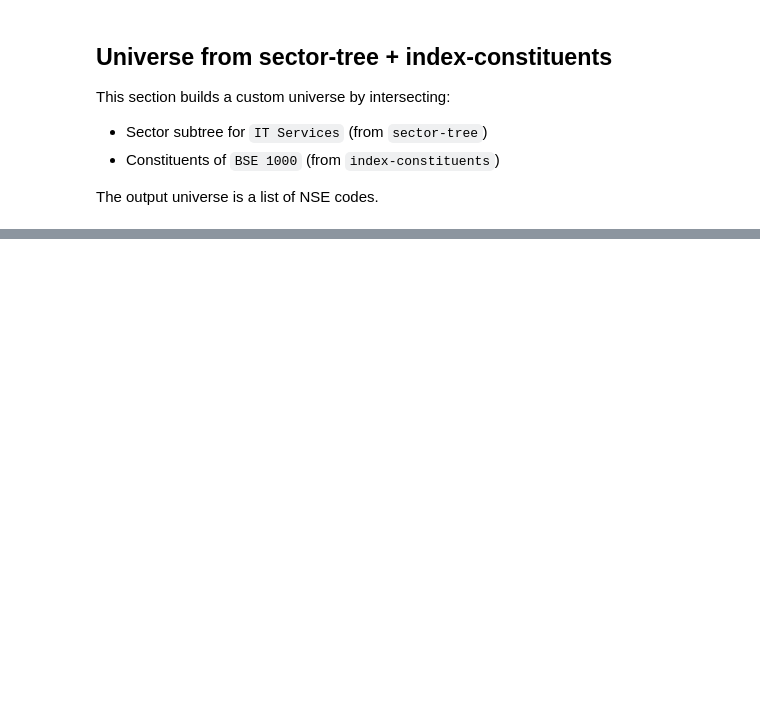
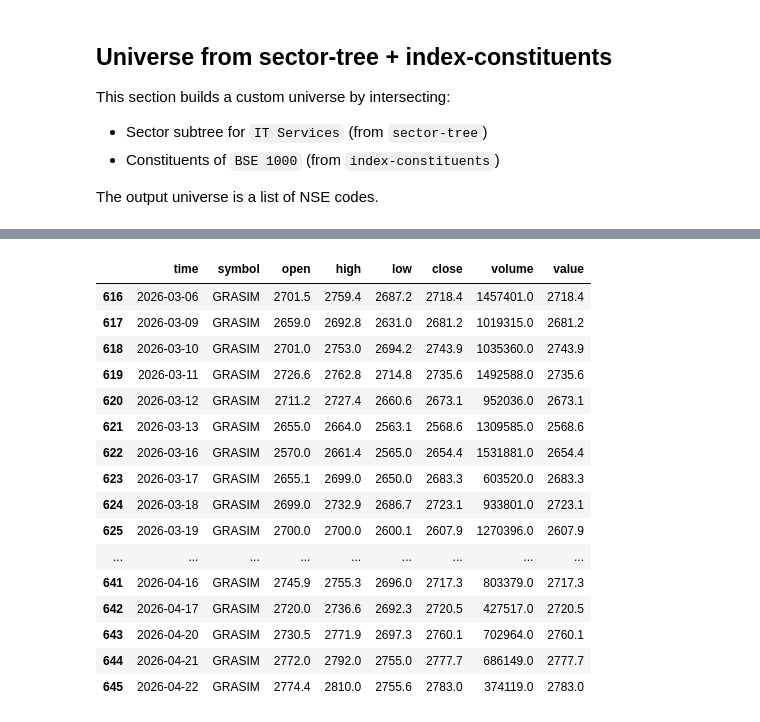
Before and after one commit to rajvarkala/asset-pricing, a Jupyter notebook: p2/research_custom_data.ipynb, the cells around one changed output, grey strips where cells are left out. Drawn from its saved outputs; the diff is of its cells as text; code cells hidden in the pictures; blank space fills up the shorter version.

Commit message:
upto sorting universes and prices working
Co-authored-by: Copilot <copilot@github.com>

```diff
--- a/p2/research_custom_data.ipynb
+++ b/p2/research_custom_data.ipynb
@@ -140,0 +191,66 @@ Universe added   : True
+# %%
+# Obtain price data for universe securities using history and print it
+
+if not universe_symbols:
+    raise RuntimeError("Universe symbols are empty. Run Cell 6 first.")
+
+# Rebind custom data loader to Postgres session used by universe builder.
+db_tick_custom_data.SessionLocal = db_universe_custom_data.build_session_local()
+DbDailyByTradingsymbol._prepared_symbols = set()
+
+lookback_bars = 60
+max_symbols = 20  # keep output manageable
+symbols_to_query = universe_symbols[:max_symbols]
+
+print(f"Fetching {lookback_bars} daily bars for {len(symbols_to_query)} securities...")
+
+price_frames = []
+for symbol in symbols_to_query:
+    try:
+        raw_hist = qb.history(symbol, lookback_bars, Resolution.DAILY)
+        if raw_hist is None or len(raw_hist) == 0:
+            continue
+
+        # Normalize history shape across Series/DataFrame/MultiIndex outputs.
+        if isinstance(raw_hist, pd.Series):
+            hist = raw_hist.to_frame(name="close")
+        else:
+            hist = raw_hist.copy()
+
+        if isinstance(hist.index, pd.MultiIndex):
+            hist = hist.reset_index()
+        else:
+            hist = hist.reset_index().rename(columns={"index": "time"})
+
+        symbol_code = str(symbol).split(".")[0]
+        if "symbol" not in hist.columns:
+            hist["symbol"] = symbol_code
+        else:
+            hist["symbol"] = hist["symbol"].astype(str).str.split(".").str[0]
+
+        # Ensure expected price columns exist for display.
+        for col in ["open", "high", "low", "close", "volume", "value"]:
+            if col not in hist.columns:
+                hist[col] = None
+
+        keep_cols = ["time", "symbol", "open", "high", "low", "close", "volume", "value"]
+        price_frames.append(hist[keep_cols])
+    except Exception:
+        continue
+
+if not price_frames:
+    print("No price history retrieved.")
+else:
+    universe_price_history = pd.concat(price_frames, ignore_index=True)
+    universe_price_history = universe_price_history.sort_values(["symbol", "time"])
+
+    print(f"Retrieved price history for {universe_price_history['symbol'].nunique()} securities")
+    print(f"Total rows: {len(universe_price_history)}")
+
+    rows_per_symbol = universe_price_history.groupby("symbol").size().sort_values(ascending=False)
+    print("\nRows per symbol (top 10):")
+    display(rows_per_symbol.head(10).to_frame("rows"))
+
+    print("\nSample price data (first 30 rows):")
+    display(universe_price_history.tail(30))
+# %% [output]
@@ -140,0 +287,17 @@ Universe added   : True
+|  | time | symbol | open | high | low | close | volume | value |
+| 616 | 2026-03-06 | GRASIM | 2701.5 | 2759.4 | 2687.2 | 2718.4 | 1457401.0 | 2718.4 |
+| 617 | 2026-03-09 | GRASIM | 2659.0 | 2692.8 | 2631.0 | 2681.2 | 1019315.0 | 2681.2 |
+| 618 | 2026-03-10 | GRASIM | 2701.0 | 2753.0 | 2694.2 | 2743.9 | 1035360.0 | 2743.9 |
+| 619 | 2026-03-11 | GRASIM | 2726.6 | 2762.8 | 2714.8 | 2735.6 | 1492588.0 | 2735.6 |
+| 620 | 2026-03-12 | GRASIM | 2711.2 | 2727.4 | 2660.6 | 2673.1 | 952036.0 | 2673.1 |
+| 621 | 2026-03-13 | GRASIM | 2655.0 | 2664.0 | 2563.1 | 2568.6 | 1309585.0 | 2568.6 |
+| 622 | 2026-03-16 | GRASIM | 2570.0 | 2661.4 | 2565.0 | 2654.4 | 1531881.0 | 2654.4 |
+| 623 | 2026-03-17 | GRASIM | 2655.1 | 2699.0 | 2650.0 | 2683.3 | 603520.0 | 2683.3 |
+| 624 | 2026-03-18 | GRASIM | 2699.0 | 2732.9 | 2686.7 | 2723.1 | 933801.0 | 2723.1 |
+| 625 | 2026-03-19 | GRASIM | 2700.0 | 2700.0 | 2600.1 | 2607.9 | 1270396.0 | 2607.9 |
+| ... | ... | ... | ... | ... | ... | ... | ... | ... |
+| 641 | 2026-04-16 | GRASIM | 2745.9 | 2755.3 | 2696.0 | 2717.3 | 803379.0 | 2717.3 |
+| 642 | 2026-04-17 | GRASIM | 2720.0 | 2736.6 | 2692.3 | 2720.5 | 427517.0 | 2720.5 |
+| 643 | 2026-04-20 | GRASIM | 2730.5 | 2771.9 | 2697.3 | 2760.1 | 702964.0 | 2760.1 |
+| 644 | 2026-04-21 | GRASIM | 2772.0 | 2792.0 | 2755.0 | 2777.7 | 686149.0 | 2777.7 |
+| 645 | 2026-04-22 | GRASIM | 2774.4 | 2810.0 | 2755.6 | 2783.0 | 374119.0 | 2783.0 |
```
Also changed, not shown: parts of 5 cells of this notebook, 10 other files.
